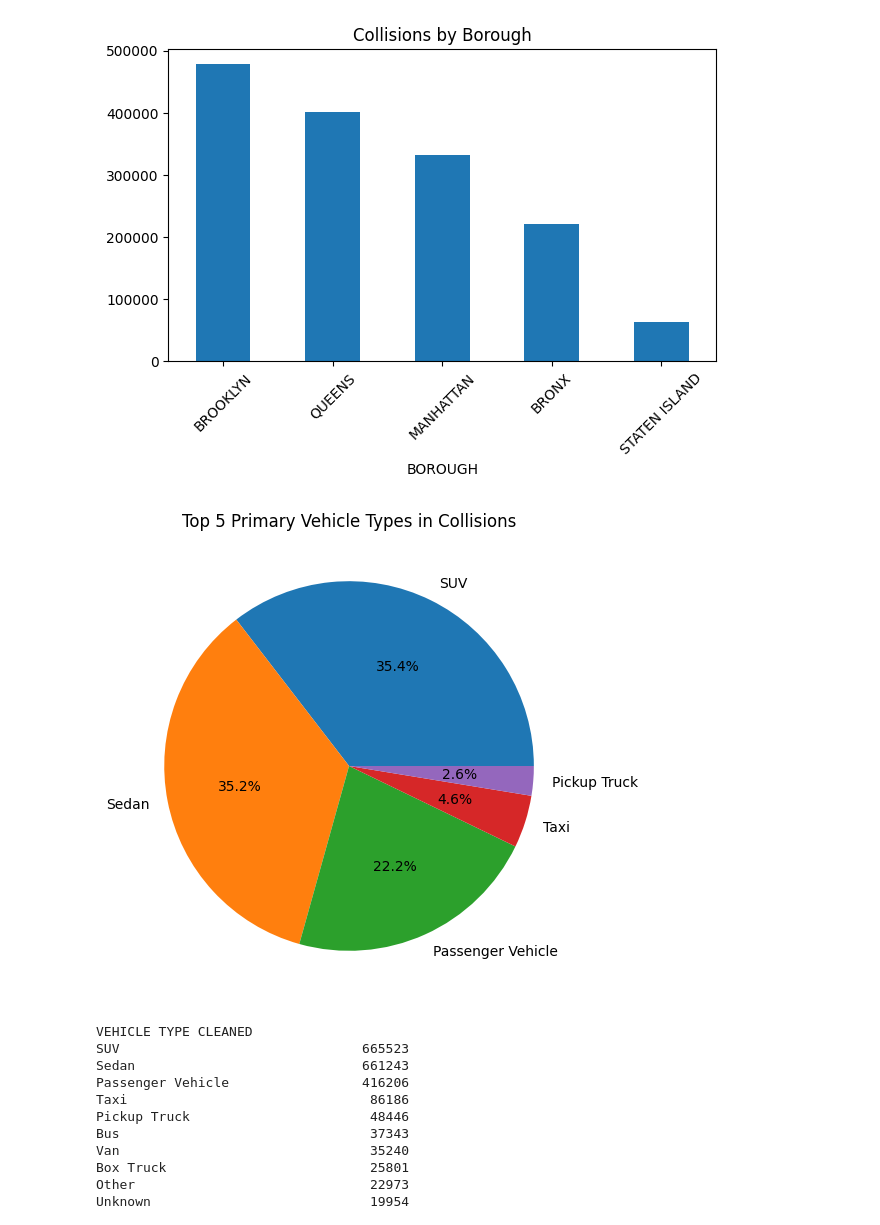
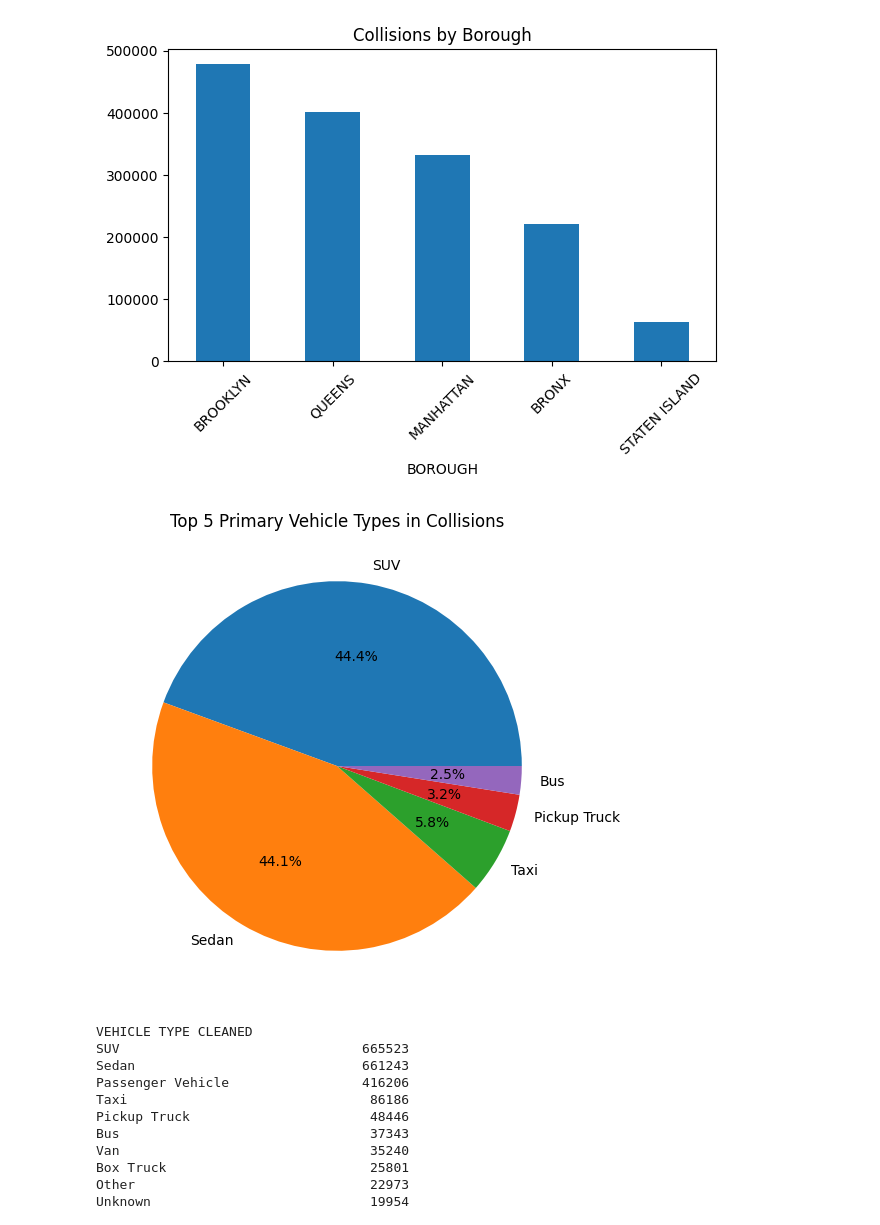
Before and after one commit to GisleGaren/GisleGaren.github.io, a Jupyter notebook: data_explore/explore.ipynb, the cells around one changed output. Saved outputs shown, nothing was run; the diff lists cells and outputs as text; code cells hidden in the pictures.

```diff
--- a/data_explore/explore.ipynb
+++ b/data_explore/explore.ipynb
@@ -116,17 +116,24 @@ df_vehicle_crashes["VEHICLE TYPE CLEANED"] = df_vehicle_crashes["VEHICLE TYPE CO
 # %%
 plt.figure(figsize=(20, 6))
 
-top_vehicles = df_vehicle_crashes["VEHICLE TYPE CLEANED"].value_counts().head(5)
+# Get top 5 after dropping 'Passenger Vehicle'
+top_vehicles = (
+    df_vehicle_crashes["VEHICLE TYPE CLEANED"]
+    .value_counts()
+    .drop("Passenger Vehicle", errors="ignore")
+    .head(5)
+)
+
 ax = top_vehicles.plot(
     kind="pie",
     autopct="%1.1f%%",
     title="Top 5 Primary Vehicle Types in Collisions",
     ylabel=""
 )
 
 plt.show()
 # %% [output]
-[figure, old version]
+[figure, new version]
 # %%
 # List df_vehicle_crashes["VEHICLE TYPE CODE 1"] top 50
 top_50_vehicle_types = df_vehicle_crashes["VEHICLE TYPE CLEANED"].value_counts().head(50)
```
Also changed, not shown: parts of 1 cell of this notebook, 2 other files.
